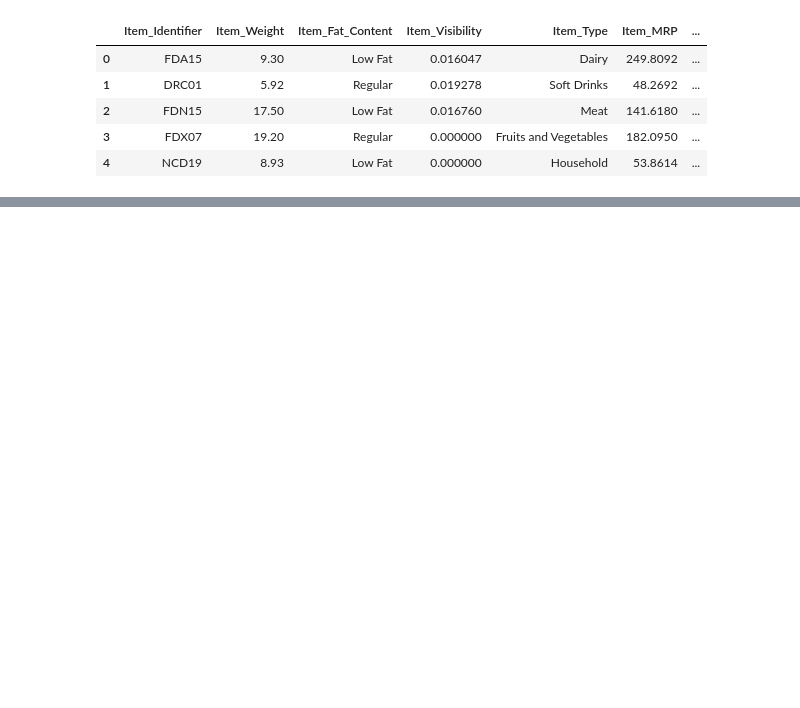
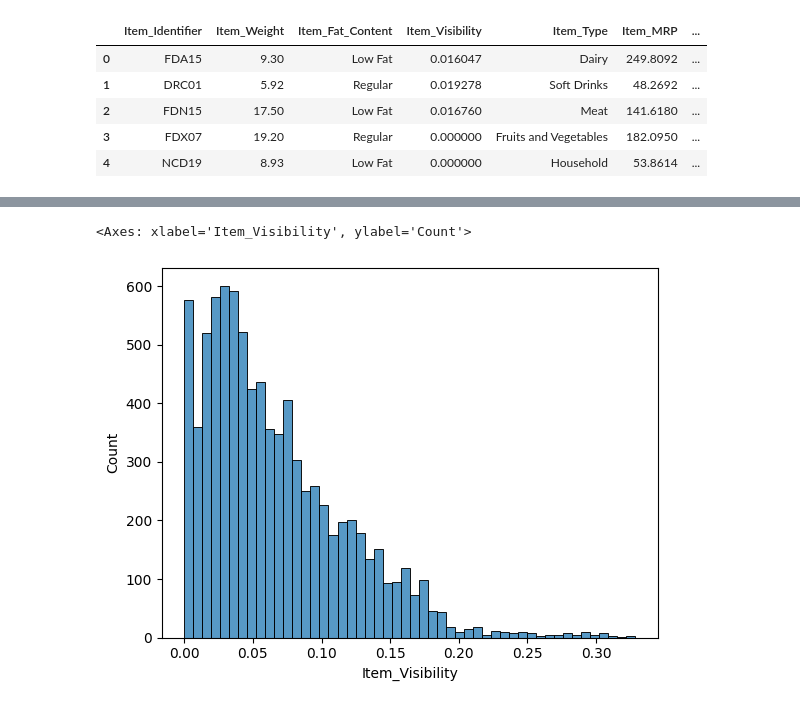
Before and after one commit to Magui2912/food-sales-predictions, a Jupyter notebook: project1.ipynb, the cells around one changed output, grey strips where cells are left out. Saved outputs shown, nothing was run; the diff lists cells and outputs as text; code cells hidden in the pictures; blank space fills up the shorter version.

```diff
--- a/project1.ipynb
+++ b/project1.ipynb
@@ -14,0 +262,5 @@ df.head()
+# %%
+sns.histplot(data=num_df, x='Item_Visibility', y=None, hue=None,  stat='count', bins='auto')
+# %% [output]
+<Axes: xlabel='Item_Visibility', ylabel='Count'>
+[figure, added]
```
Also changed, not shown: parts of 37 cells of this notebook.
